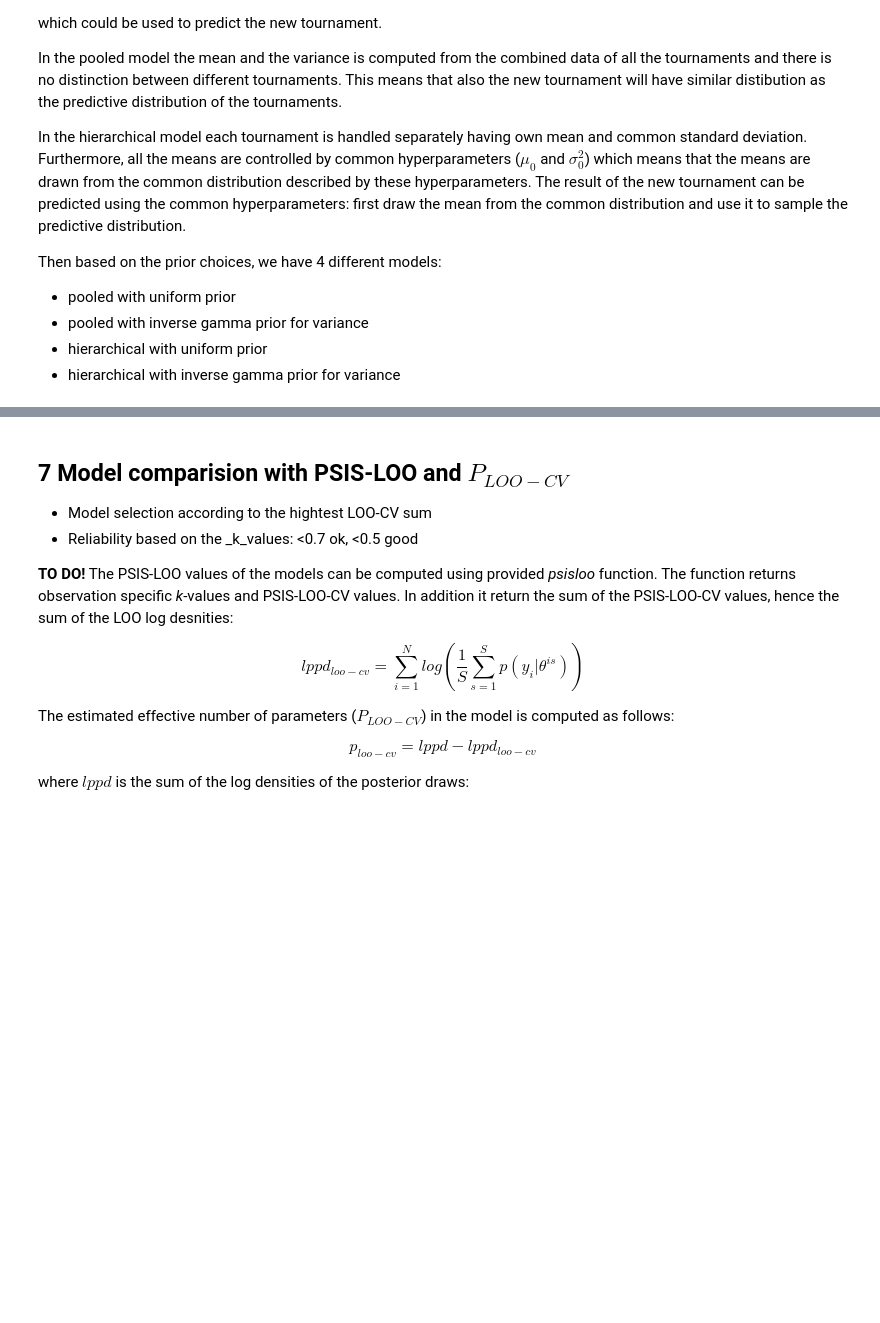
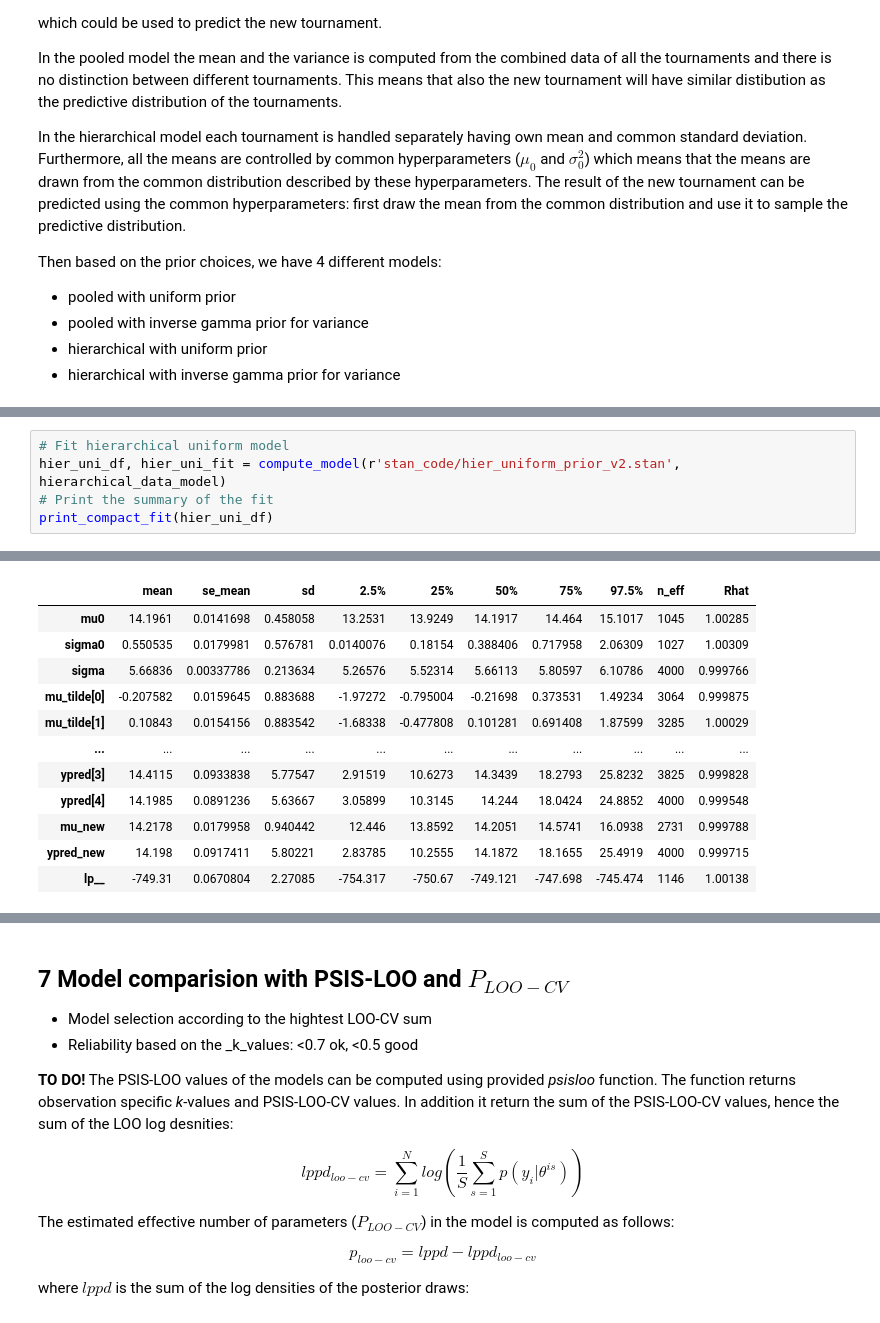
Before and after one commit to fuksi/bda_project_2018, a Jupyter notebook: notebook/BWF Badminton.ipynb, the cells around one changed output, grey strips where cells are left out. Saved outputs shown, nothing was run; the diff lists cells and outputs as text; blank space fills up the shorter version.

```diff
--- a/notebook/BWF Badminton.ipynb
+++ b/notebook/BWF Badminton.ipynb
@@ -380,0 +523,6 @@ The full fit can be found in the _Attachment 4_ and a shorter summary is shown b
+# %%
+# Fit hierarchical uniform model
+hier_uni_df, hier_uni_fit = compute_model(r'stan_code/hier_uniform_prior_v2.stan', hierarchical_data_model)
+# Print the summary of the fit
+print_compact_fit(hier_uni_df)
+# %% [output]
@@ -380,0 +530,12 @@ The full fit can be found in the _Attachment 4_ and a shorter summary is shown b
+|  | mean | se_mean | sd | 2.5% | 25% | 50% | 75% | 97.5% | n_eff | Rhat |
+| mu0 | 14.1961 | 0.0141698 | 0.458058 | 13.2531 | 13.9249 | 14.1917 | 14.464 | 15.1017 | 1045 | 1.00285 |
+| sigma0 | 0.550535 | 0.0179981 | 0.576781 | 0.0140076 | 0.18154 | 0.388406 | 0.717958 | 2.06309 | 1027 | 1.00309 |
+| sigma | 5.66836 | 0.00337786 | 0.213634 | 5.26576 | 5.52314 | 5.66113 | 5.80597 | 6.10786 | 4000 | 0.999766 |
+| mu_tilde[0] | -0.207582 | 0.0159645 | 0.883688 | -1.97272 | -0.795004 | -0.21698 | 0.373531 | 1.49234 | 3064 | 0.999875 |
+| mu_tilde[1] | 0.10843 | 0.0154156 | 0.883542 | -1.68338 | -0.477808 | 0.101281 | 0.691408 | 1.87599 | 3285 | 1.00029 |
+| ... | ... | ... | ... | ... | ... | ... | ... | ... | ... | ... |
+| ypred[3] | 14.4115 | 0.0933838 | 5.77547 | 2.91519 | 10.6273 | 14.3439 | 18.2793 | 25.8232 | 3825 | 0.999828 |
+| ypred[4] | 14.1985 | 0.0891236 | 5.63667 | 3.05899 | 10.3145 | 14.244 | 18.0424 | 24.8852 | 4000 | 0.999548 |
+| mu_new | 14.2178 | 0.0179958 | 0.940442 | 12.446 | 13.8592 | 14.2051 | 14.5741 | 16.0938 | 2731 | 0.999788 |
+| ypred_new | 14.198 | 0.0917411 | 5.80221 | 2.83785 | 10.2555 | 14.1872 | 18.1655 | 25.4919 | 4000 | 0.999715 |
+| lp__ | -749.31 | 0.0670804 | 2.27085 | -754.317 | -750.67 | -749.121 | -747.698 | -745.474 | 1146 | 1.00138 |
```
Also changed, not shown: parts of 28 cells of this notebook, 3 other files.
